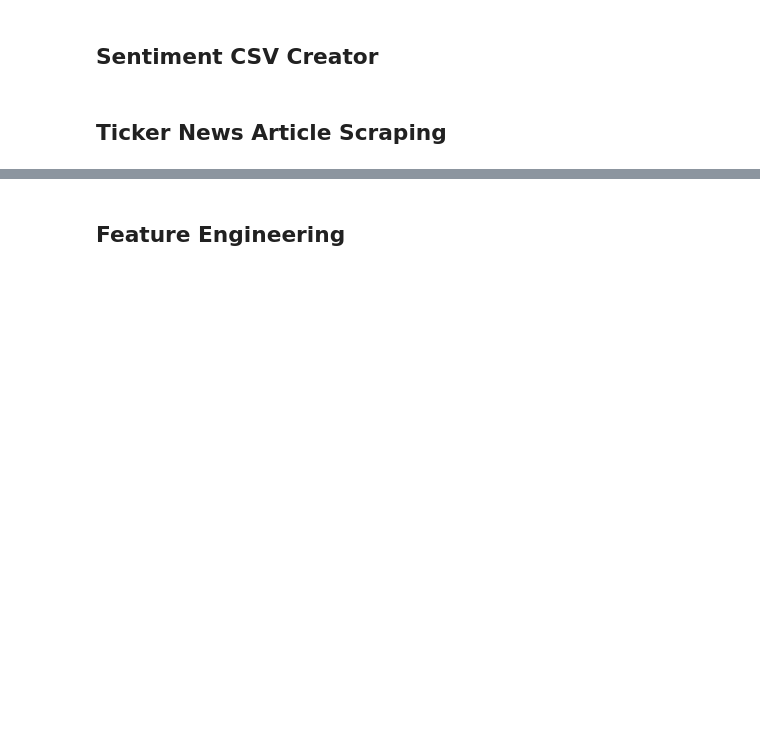
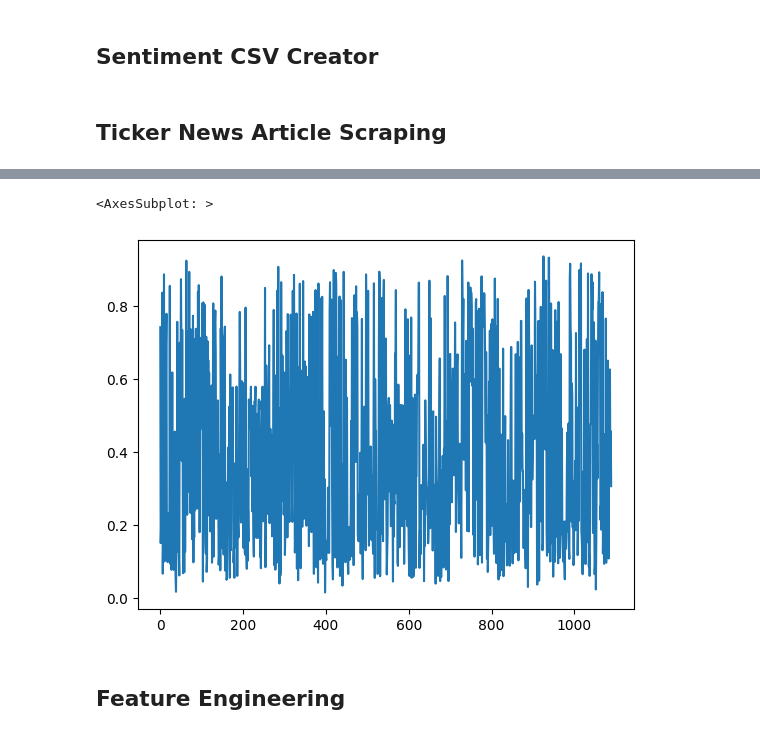
Before and after one commit to jrilkoff/finalProject, a Jupyter notebook: notebook.ipynb, the cells around one changed output, grey strips where cells are left out. Cells and saved outputs as stored; diff of their text form; code cells hidden in the pictures; blank space fills up the shorter version.

```diff
--- a/notebook.ipynb
+++ b/notebook.ipynb
@@ -9,7 +9,11 @@ import os
 import glob
 # %%
 # Make folders for article CSVs and sentiment CSVs
+# set default path
+path = os.getcwd()
+
 try:
+    os.chdir(path)
     os.mkdir('./csv/')
     os.mkdir('./sentiment/')
 except OSError as error:
@@ -54,9 +61,10 @@ def sentiment_CSV():
 # This is the final dataset for feature engineering and the pipeline
 
 def sentiment_dataframe():
-    path = '../sentiment/'
+    os.chdir(path)
+    sentiment_path = './sentiment/'
     extension = 'csv'
-    os.chdir(path)
+    os.chdir(sentiment_path)
     result = glob.glob('*.{}'.format(extension))
     print(result)
 
@@ -93,3 +117,8 @@ df
+# %%
+df['fb_head_posi'].plot()
+# %% [output]
+<AxesSubplot: >
+[figure, added]
 # %% [markdown]
 ## Feature Engineering
 # %%
```
Also changed, not shown: parts of 22 cells of this notebook.
